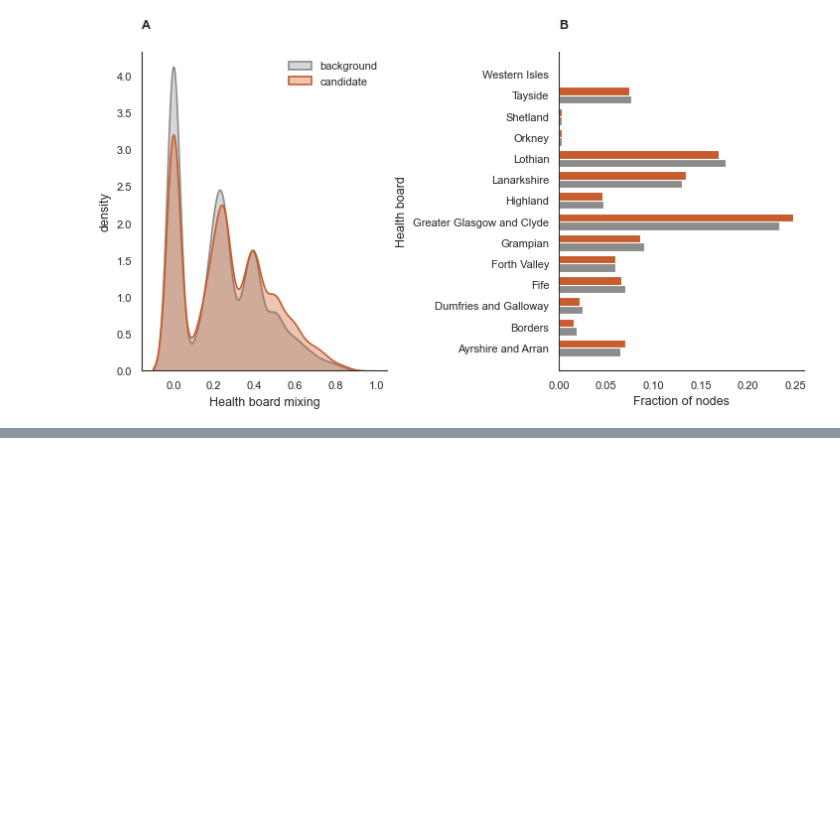
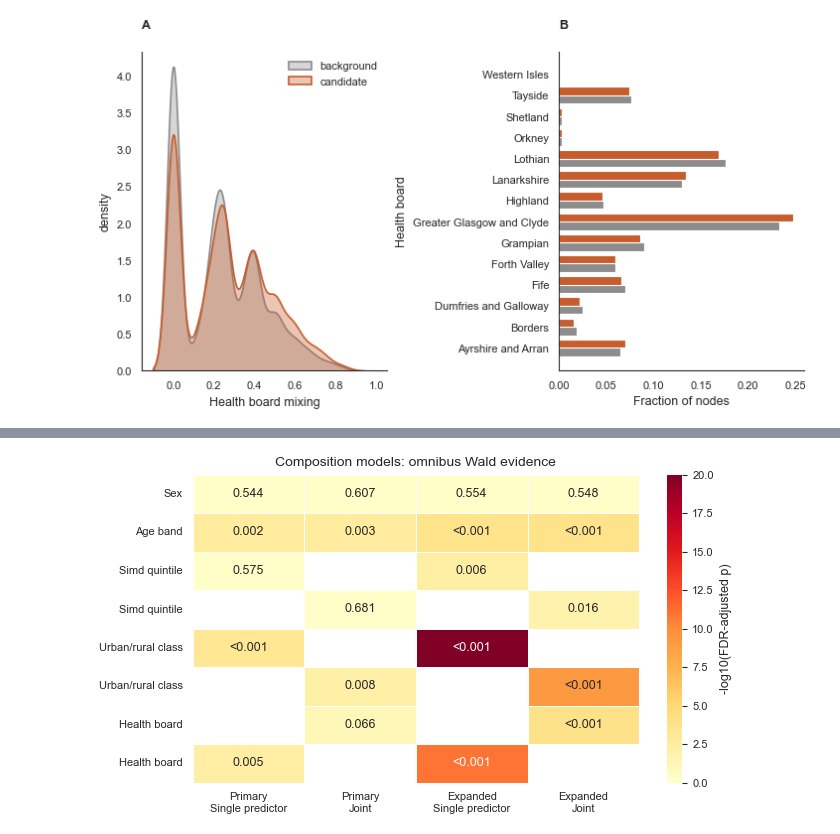
Before and after one commit to ydnkka/scotland, a Jupyter notebook: sse_detection/sse_detection_figures.ipynb, the cells around one changed output, grey strips where cells are left out. Cells and saved outputs as stored; diff of their text form; code cells hidden in the pictures; blank space fills up the shorter version.

```diff
--- a/sse_detection/sse_detection_figures.ipynb
+++ b/sse_detection/sse_detection_figures.ipynb
@@ -220,0 +225,98 @@ for col, score, label in socio_demo_cols:
+# %%
+from IPython.display import display
+
+ASSOCIATION_DIR = PROJECT_ROOT / "sse_detection" / "association_outputs"
+MIXING_REFERENCE = "per 1 normalised entropy"
+
+
+def load_association_csv(filename: str) -> pd.DataFrame:
+    df = pd.read_csv(ASSOCIATION_DIR / filename, skipinitialspace=True)
+    df.columns = df.columns.str.strip()
+    for col in df.select_dtypes(include=["object", "string"]).columns:
+        df[col] = df[col].map(lambda x: x.strip() if isinstance(x, str) else x)
+    return df
+
+
+association_tables = {
+    filename: load_association_csv(filename)
+    for filename in [
+        "composition_wald.csv",
+        "composition_odds_ratios.csv",
+        "composition_fit_stats.csv",
+        "mixing_wald.csv",
+        "mixing_odds_ratios.csv",
+        "mixing_fit_stats.csv",
+    ]
+}
+
+for filename, table in association_tables.items():
+    print(f"{filename}: {len(table):,} rows x {len(table.columns):,} columns")
+
+composition_wald = association_tables["composition_wald.csv"]
+composition_or = association_tables["composition_odds_ratios.csv"]
+composition_fit = association_tables["composition_fit_stats.csv"]
+mixing_wald = association_tables["mixing_wald.csv"].copy()
+mixing_or = association_tables["mixing_odds_ratios.csv"].copy()
+mixing_fit = association_tables["mixing_fit_stats.csv"].copy()
+
+for table in [mixing_wald, mixing_or, mixing_fit]:
+    if "reference" in table.columns:
+        table["reference"] = MIXING_REFERENCE
+
+composition_wald_table = sselib.make_regression_wald_table(composition_wald, domain="composition")
+composition_or_table = sselib.make_regression_odds_ratio_table(composition_or, domain="composition")
+composition_fit_table = sselib.make_regression_fit_table(composition_fit, domain="composition")
+
+mixing_wald_table = sselib.make_regression_wald_table(mixing_wald, domain="node_mixing")
+mixing_or_table = sselib.make_regression_odds_ratio_table(mixing_or, domain="node_mixing")
+mixing_fit_table = sselib.make_regression_fit_table(mixing_fit, domain="node_mixing")
+
+print("Composition manuscript tables")
+display(composition_wald_table)
+display(composition_or_table)
+display(composition_fit_table)
+
+print("Mixing manuscript tables")
+display(mixing_wald_table)
+display(mixing_or_table)
+display(mixing_fit_table)
+
+fig = sselib.plot_regression_wald_heatmap(
+    composition_wald,
+    domain="composition",
+    title="Composition models: omnibus Wald evidence",
+)
+display(fig)
+save_plot(fig, "fig09_composition_regression_wald_heatmap", height_in=4.5)
+
+fig = sselib.plot_regression_odds_ratio_forest(
+    composition_or,
+    domain="composition",
+    title="Composition models: odds ratios",
+)
+display(fig)
+save_plot(fig, "fig10_composition_regression_odds_ratio_forest", height_in=6.0)
+
+fig = sselib.plot_regression_wald_heatmap(
+    mixing_wald,
+    domain="node_mixing",
+    title="Node-level mixing models: omnibus Wald evidence",
+)
+display(fig)
+save_plot(fig, "fig11_mixing_regression_wald_heatmap", height_in=4.5)
+
+fig = sselib.plot_regression_odds_ratio_forest(
+    mixing_or,
+    domain="node_mixing",
+    title="Node-level mixing models: odds ratios",
+)
+display(fig)
+save_plot(fig, "fig12_mixing_regression_odds_ratio_forest", height_in=5.0)
+
+composition_wald_table.to_csv(FIG_DIR / "composition_wald_table.csv", index=False)
+composition_or_table.to_csv(FIG_DIR / "composition_odds_ratio_table.csv", index=False)
+composition_fit_table.to_csv(FIG_DIR / "composition_fit_table.csv", index=False)
+mixing_wald_table.to_csv(FIG_DIR / "mixing_wald_table.csv", index=False)
+mixing_or_table.to_csv(FIG_DIR / "mixing_odds_ratio_table.csv", index=False)
+mixing_fit_table.to_csv(FIG_DIR / "mixing_fit_table.csv", index=False)
+# %% [output]
@@ -220,0 +421 @@ for col, score, label in socio_demo_cols:
+[figure, added]
```
Also changed, not shown: parts of 2 cells of this notebook, 3 other files.
